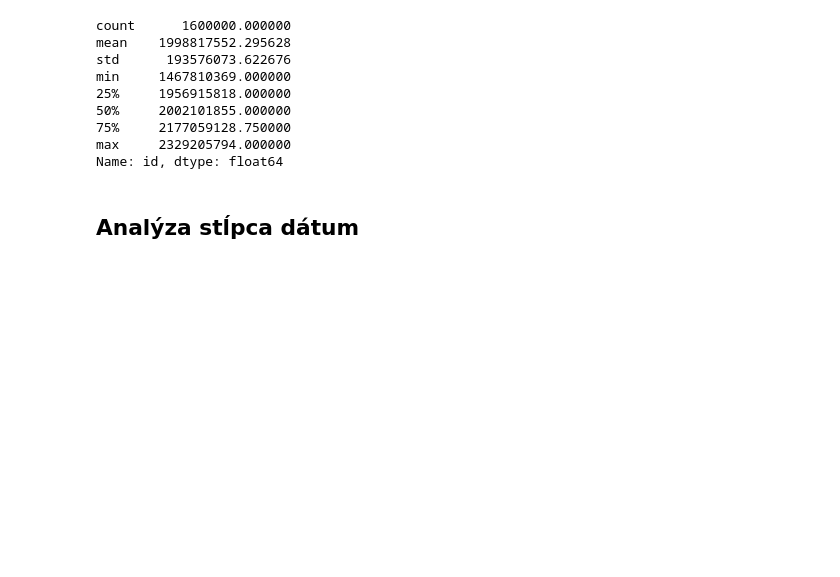
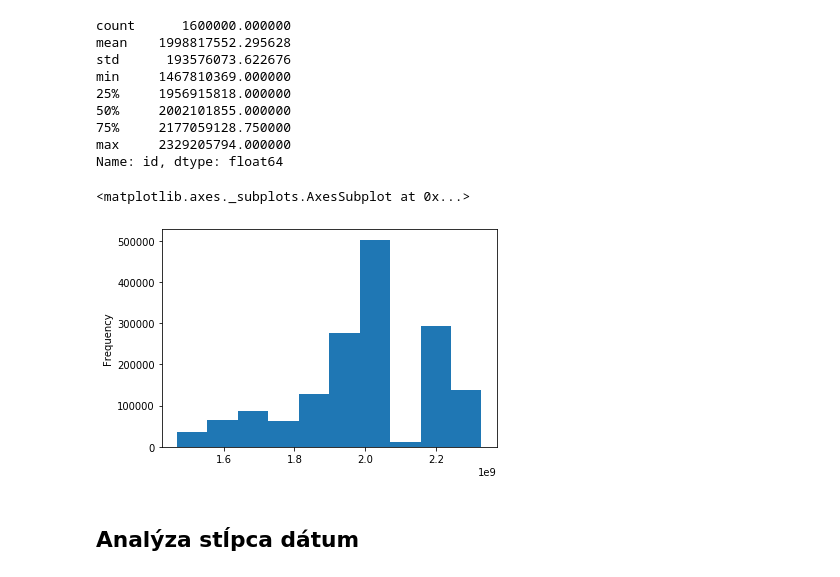
Before and after one commit to Letanec/nsiete_xletanec_project, a Jupyter notebook: notebooks/Data analysis.ipynb, the cells around one changed output. Saved outputs shown, nothing was run; the diff lists cells and outputs as text; code cells hidden in the pictures; blank space fills up the shorter version.

```diff
--- a/notebooks/Data analysis.ipynb
+++ b/notebooks/Data analysis.ipynb
@@ -62,6 +67,11 @@ min     1467810369.000000
 75%     2177059128.750000
 max     2329205794.000000
 Name: id, dtype: float64
+# %%
+data['id'].plot(kind='hist')
+# %% [output]
+<matplotlib.axes._subplots.AxesSubplot at 0x...>
+[figure, added]
 # %% [markdown]
 ## Analýza stĺpca dátum
 # %%
```
Also changed, not shown: parts of 8 cells of this notebook, 9 other files.
